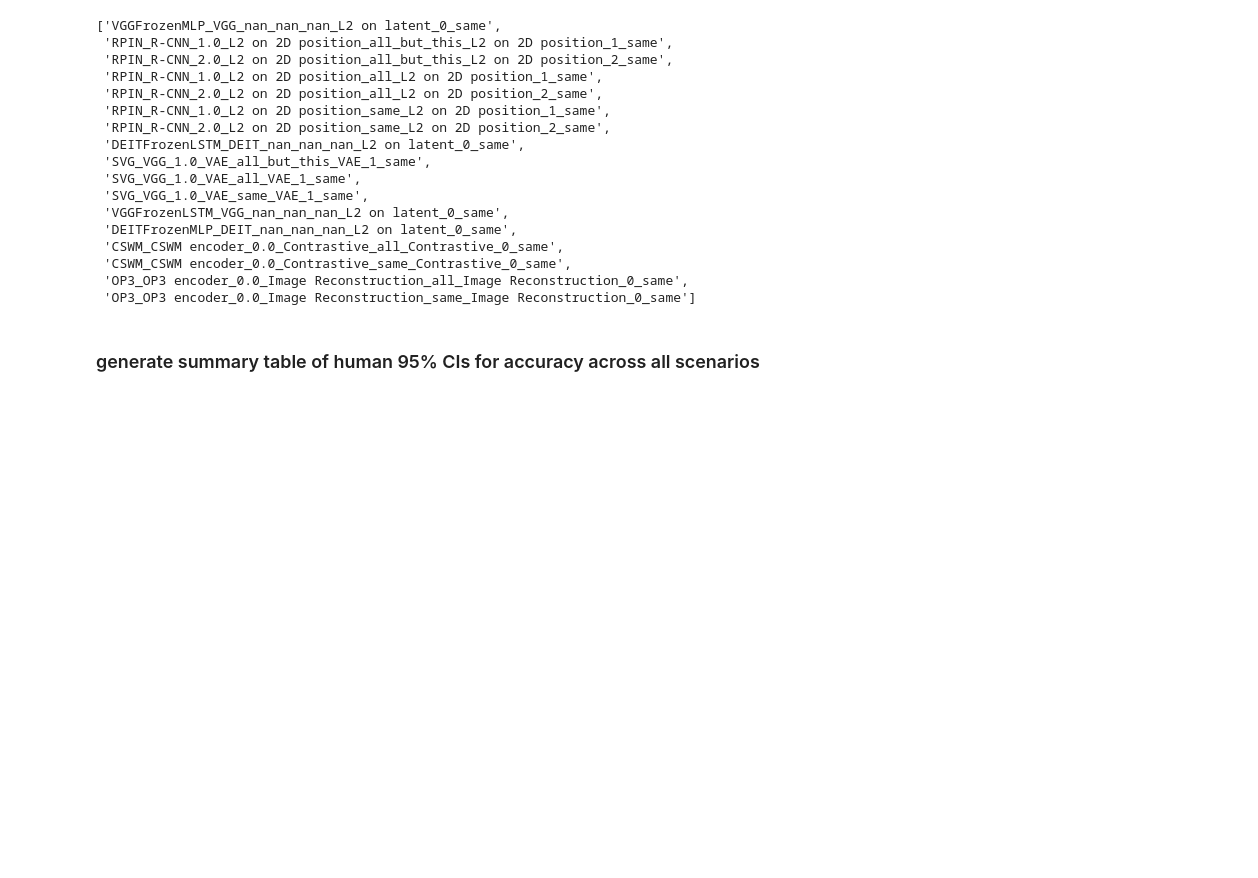
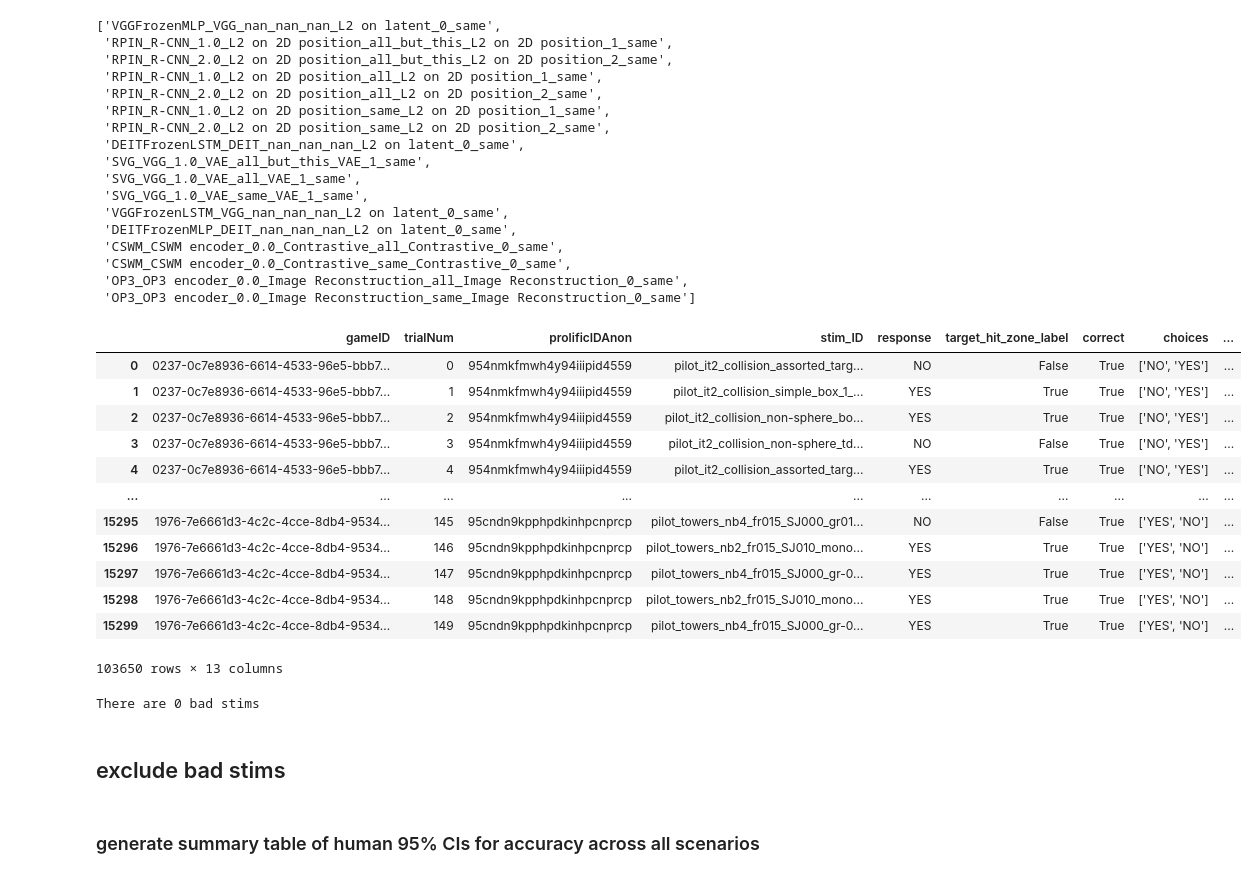
Before and after one commit to cogtoolslab/physics-benchmarking-neurips2021, a Jupyter notebook: analysis/summarize_human_model_behavior.ipynb, the cells around one changed output. Saved outputs shown, nothing was run; the diff lists cells and outputs as text; code cells hidden in the pictures; blank space fills up the shorter version.

Commit message:
Excluding bad stims

```diff
--- a/analysis/summarize_human_model_behavior.ipynb
+++ b/analysis/summarize_human_model_behavior.ipynb
@@ -191,3 +191,26 @@ We get the following kinds of models:
  'CSWM_CSWM encoder_0.0_Contrastive_same_Contrastive_0_same',
  'OP3_OP3 encoder_0.0_Image Reconstruction_all_Image Reconstruction_0_same',
  'OP3_OP3 encoder_0.0_Image Reconstruction_same_Image Reconstruction_0_same']
+# %%
+HD
+# %% [output]
+|  | gameID | trialNum | prolificIDAnon | stim_ID | response | target_hit_zone_label | correct | choices | ... |
+| 0 | 0237-0c7e8936-6614-4533-96e5-bbb7... | 0 | 954nmkfmwh4y94iiipid4559 | pilot_it2_collision_assorted_targ... | NO | False | True | ['NO', 'YES'] | ... |
+| 1 | 0237-0c7e8936-6614-4533-96e5-bbb7... | 1 | 954nmkfmwh4y94iiipid4559 | pilot_it2_collision_simple_box_1_... | YES | True | True | ['NO', 'YES'] | ... |
+| 2 | 0237-0c7e8936-6614-4533-96e5-bbb7... | 2 | 954nmkfmwh4y94iiipid4559 | pilot_it2_collision_non-sphere_bo... | YES | True | True | ['NO', 'YES'] | ... |
+| 3 | 0237-0c7e8936-6614-4533-96e5-bbb7... | 3 | 954nmkfmwh4y94iiipid4559 | pilot_it2_collision_non-sphere_td... | NO | False | True | ['NO', 'YES'] | ... |
+| 4 | 0237-0c7e8936-6614-4533-96e5-bbb7... | 4 | 954nmkfmwh4y94iiipid4559 | pilot_it2_collision_assorted_targ... | YES | True | True | ['NO', 'YES'] | ... |
+| ... | ... | ... | ... | ... | ... | ... | ... | ... | ... |
+| 15295 | 1976-7e6661d3-4c2c-4cce-8db4-9534... | 145 | 95cndn9kpphpdkinhpcnprcp | pilot_towers_nb4_fr015_SJ000_gr01... | NO | False | True | ['YES', 'NO'] | ... |
+| 15296 | 1976-7e6661d3-4c2c-4cce-8db4-9534... | 146 | 95cndn9kpphpdkinhpcnprcp | pilot_towers_nb2_fr015_SJ010_mono... | YES | True | True | ['YES', 'NO'] | ... |
+| 15297 | 1976-7e6661d3-4c2c-4cce-8db4-9534... | 147 | 95cndn9kpphpdkinhpcnprcp | pilot_towers_nb4_fr015_SJ000_gr-0... | YES | True | True | ['YES', 'NO'] | ... |
+| 15298 | 1976-7e6661d3-4c2c-4cce-8db4-9534... | 148 | 95cndn9kpphpdkinhpcnprcp | pilot_towers_nb2_fr015_SJ010_mono... | YES | True | True | ['YES', 'NO'] | ... |
+| 15299 | 1976-7e6661d3-4c2c-4cce-8db4-9534... | 149 | 95cndn9kpphpdkinhpcnprcp | pilot_towers_nb4_fr015_SJ000_gr-0... | YES | True | True | ['YES', 'NO'] | ... |
+103650 rows × 13 columns
+# %%
+stim_comparision = pd.merge(pd.DataFrame(MD.groupby('Canon Stimulus Name')['Actual Outcome'].first()).reset_index(),pd.DataFrame(HD.groupby('stim_ID')['target_hit_zone_label'].first()).reset_index(),left_on='Canon Stimulus Name',right_on='stim_ID')
+
+bad_stims = stim_comparision[stim_comparision['Actual Outcome'] != stim_comparision['target_hit_zone_label']]['Canon Stimulus Name']
+print("There are {} bad stims".format(len(bad_stims)))
+# %% [output]
+There are 0 bad stims
@@ -194,3 +225,5 @@ We get the following kinds of models:
+# %% [markdown]
+## exclude bad stims
 # %% [markdown]
 ### generate summary table of human 95% CIs for accuracy across all scenarios
 # %%
```
Also changed, not shown: parts of 2 cells of this notebook.
